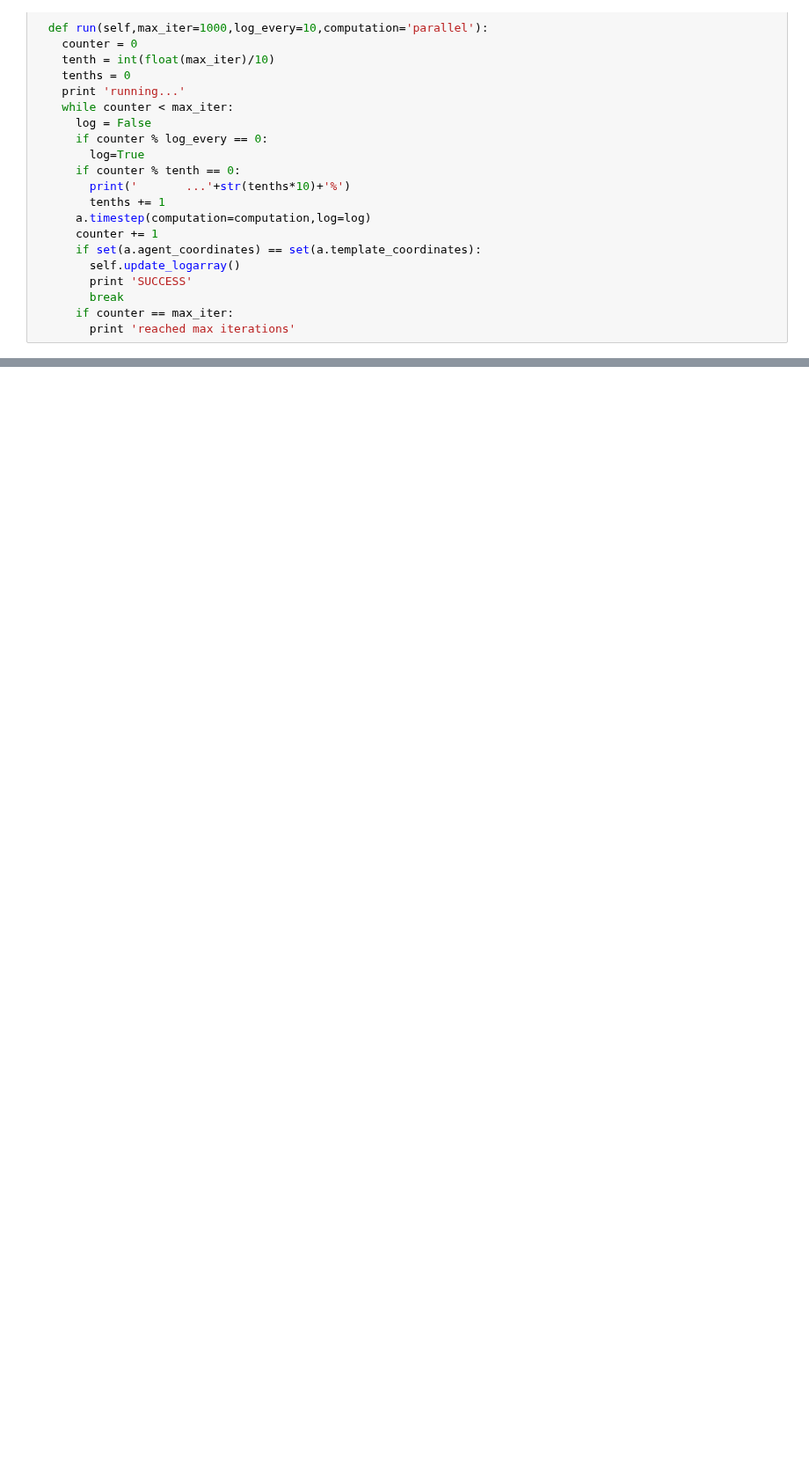
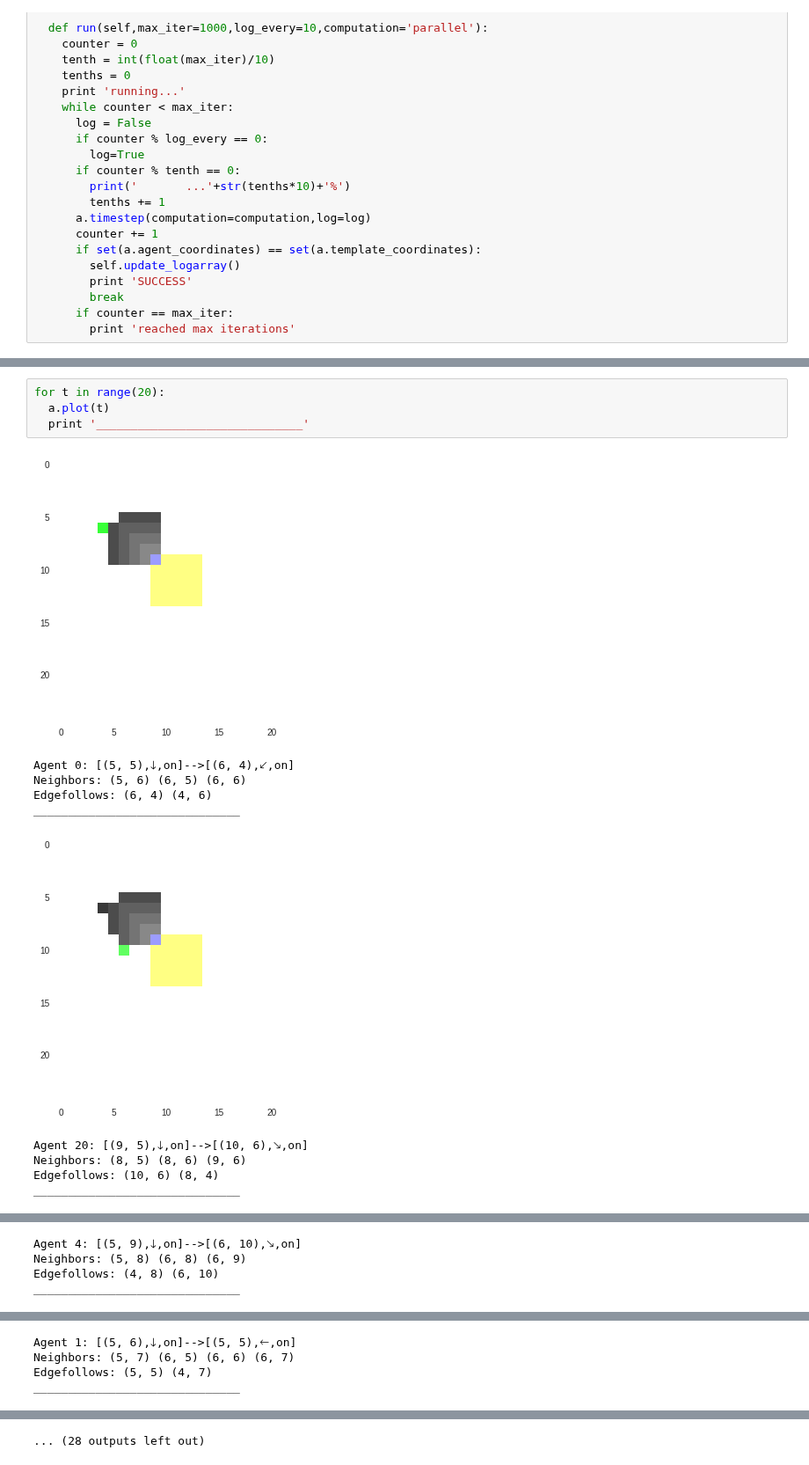
Before and after one commit to jpskycak/research_notebooks, a Jupyter notebook: modeling_programmable_self_assembly_with_cellular_automata.ipynb, the cells around one changed output, grey strips where cells are left out. Shown at 88% size. Drawn from its saved outputs; the diff is of its cells as text; blank space fills up the shorter version.

```diff
--- a/modeling_programmable_self_assembly_with_cellular_automata.ipynb
+++ b/modeling_programmable_self_assembly_with_cellular_automata.ipynb
@@ -467,0 +367,15 @@ plt.show()
+# %%
+for t in range(20):
+  a.plot(t)
+  print '______________________________'
+# %% [output]
+[figure, added]
+Agent 0: [(5, 5),🡓,on]-->[(6, 4),🡗,on]
+Neighbors: (5, 6) (6, 5) (6, 6)
+Edgefollows: (6, 4) (4, 6)
+______________________________
+[figure, added]
+Agent 20: [(9, 5),🡓,on]-->[(10, 6),🡖,on]
+Neighbors: (8, 5) (8, 6) (9, 6)
+Edgefollows: (10, 6) (8, 4)
+______________________________
@@ -467,0 +383,4 @@ plt.show()
+Agent 4: [(5, 9),🡓,on]-->[(6, 10),🡖,on]
+Neighbors: (5, 8) (6, 8) (6, 9)
+Edgefollows: (4, 8) (6, 10)
+______________________________
@@ -467,0 +388,4 @@ plt.show()
+Agent 1: [(5, 6),🡓,on]-->[(5, 5),🡐,on]
+Neighbors: (5, 7) (6, 5) (6, 6) (6, 7)
+Edgefollows: (5, 5) (4, 7)
+______________________________
@@ -467,0 +402 @@ plt.show()
+... (28 outputs left out)
```
Also changed, not shown: parts of 5 cells of this notebook.
